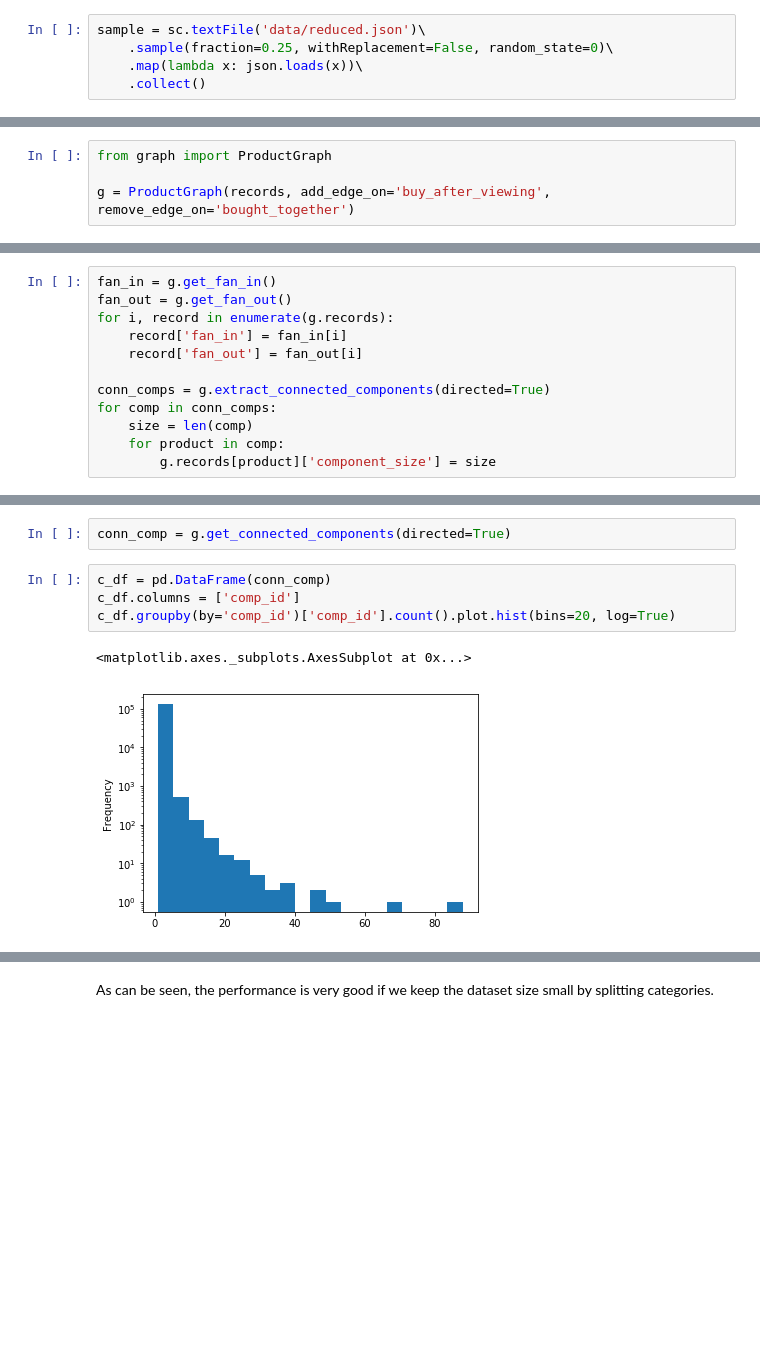
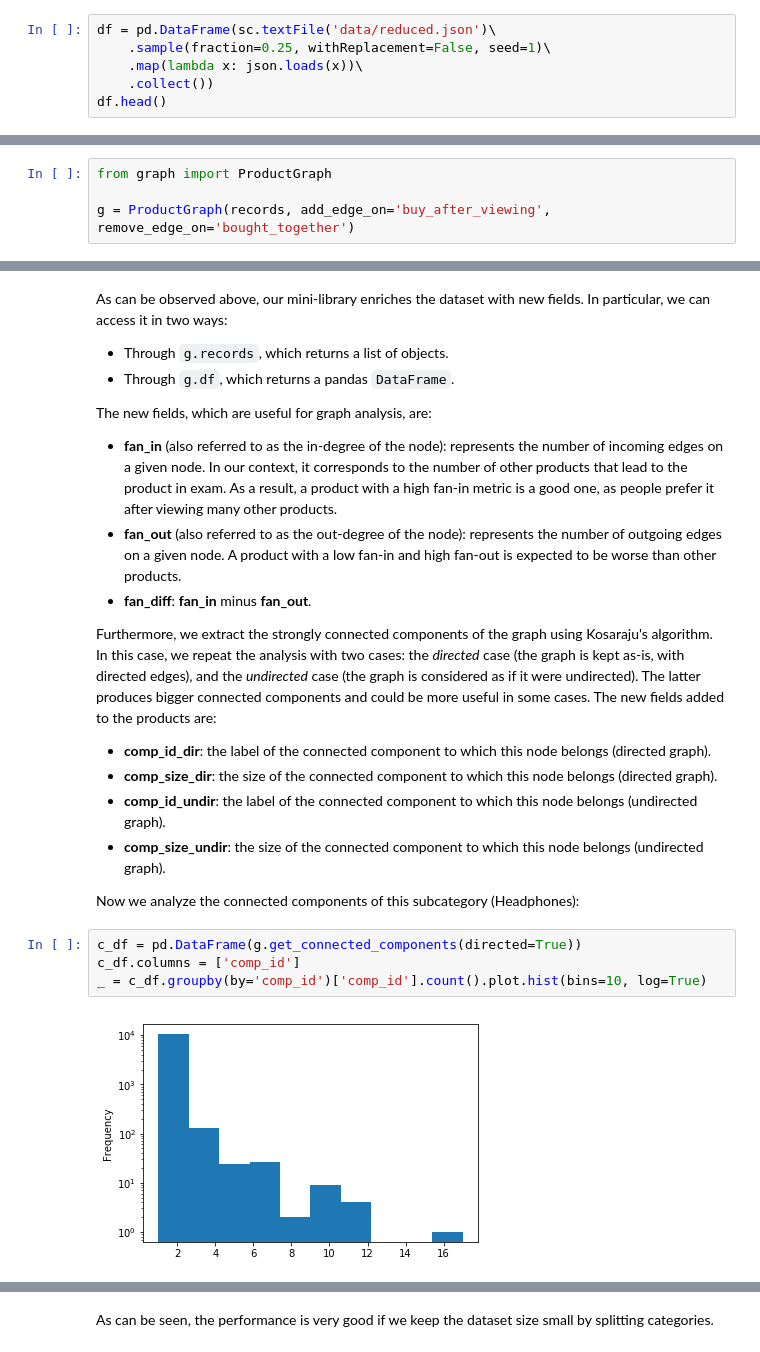
Before and after one commit to tarmeens/ada-homework, a Jupyter notebook: project/Final.ipynb, the cells around one changed output, grey strips where cells are left out. Cells and saved outputs as stored; diff of their text form; blank space fills up the shorter version.

```diff
--- a/project/Final.ipynb
+++ b/project/Final.ipynb
@@ -333,7 +333,8 @@ sc.textFile('data/metadata.json')\
 ### Missing data statistics
 As first thing, we want to see which fields can be missing, and, should they be, the actual fraction of missing values. In order to do this, we sample a subset of the dataset (25%) using Spark, and we process it with Pandas. This will not affect the result considerably, as the sampled dataset is still huge.
 # %%
-sample = sc.textFile('data/reduced.json')\
-    .sample(fraction=0.25, withReplacement=False, random_state=0)\
+df = pd.DataFrame(sc.textFile('data/reduced.json')\
+    .sample(fraction=0.25, withReplacement=False, seed=1)\
     .map(lambda x: json.loads(x))\
-    .collect()
+    .collect())
+df.head()
@@ -510,12 +507,0 @@ TODO: add graph enrichment (and maybe a figure)
-# %%
-fan_in = g.get_fan_in()
-fan_out = g.get_fan_out()
-for i, record in enumerate(g.records):
-    record['fan_in'] = fan_in[i]
-    record['fan_out'] = fan_out[i]
-
-conn_comps = g.extract_connected_components(directed=True)
-for comp in conn_comps:
-    size = len(comp)
-    for product in comp:
-        g.records[product]['component_size'] = size
@@ -542,9 +538,24 @@ g.records[:1]
-# %%
-conn_comp = g.get_connected_components(directed=True)
+# %% [markdown]
+As can be observed above, our mini-library enriches the dataset with new fields. In particular, we can access it in two ways:
+- Through `g.records`, which returns a list of objects.
+- Through `g.df`, which returns a pandas `DataFrame`.
+
+The new fields, which are useful for graph analysis, are:
+- **fan_in** (also referred to as the in-degree of the node): represents the number of incoming edges on a given node. In our context, it corresponds to the number of other products that lead to the product in exam. As a result, a product with a high fan-in metric is a good one, as people prefer it after viewing many other products.
+- **fan_out** (also referred to as the out-degree of the node): represents the number of outgoing edges on a given node. A product with a low fan-in and high fan-out is expected to be worse than other products.
+- **fan_diff**: **fan_in** minus **fan_out**.
+
+Furthermore, we extract the strongly connected components of the graph using Kosaraju's algorithm. In this case, we repeat the analysis with two cases: the *directed* case (the graph is kept as-is, with directed edges), and the *undirected* case (the graph is considered as if it were undirected). The latter produces bigger connected components and could be more useful in some cases. The new fields added to the products are:
+
+- **comp_id_dir**: the label of the connected component to which this node belongs (directed graph).
+- **comp_size_dir**: the size of the connected component to which this node belongs (directed graph).
+- **comp_id_undir**: the label of the connected component to which this node belongs (undirected graph).
+- **comp_size_undir**: the size of the connected component to which this node belongs (undirected graph).
+
+Now we analyze the connected components of this subcategory (Headphones):
 # %%
-c_df = pd.DataFrame(conn_comp)
+c_df = pd.DataFrame(g.get_connected_components(directed=True))
 c_df.columns = ['comp_id']
-c_df.groupby(by='comp_id')['comp_id'].count().plot.hist(bins=20, log=True)
+_ = c_df.groupby(by='comp_id')['comp_id'].count().plot.hist(bins=10, log=True)
 # %% [output]
-<matplotlib.axes._subplots.AxesSubplot at 0x...>
-[figure, old version]
+[figure, new version]
```
Also changed, not shown: parts of 24 cells of this notebook, 1 other file.
